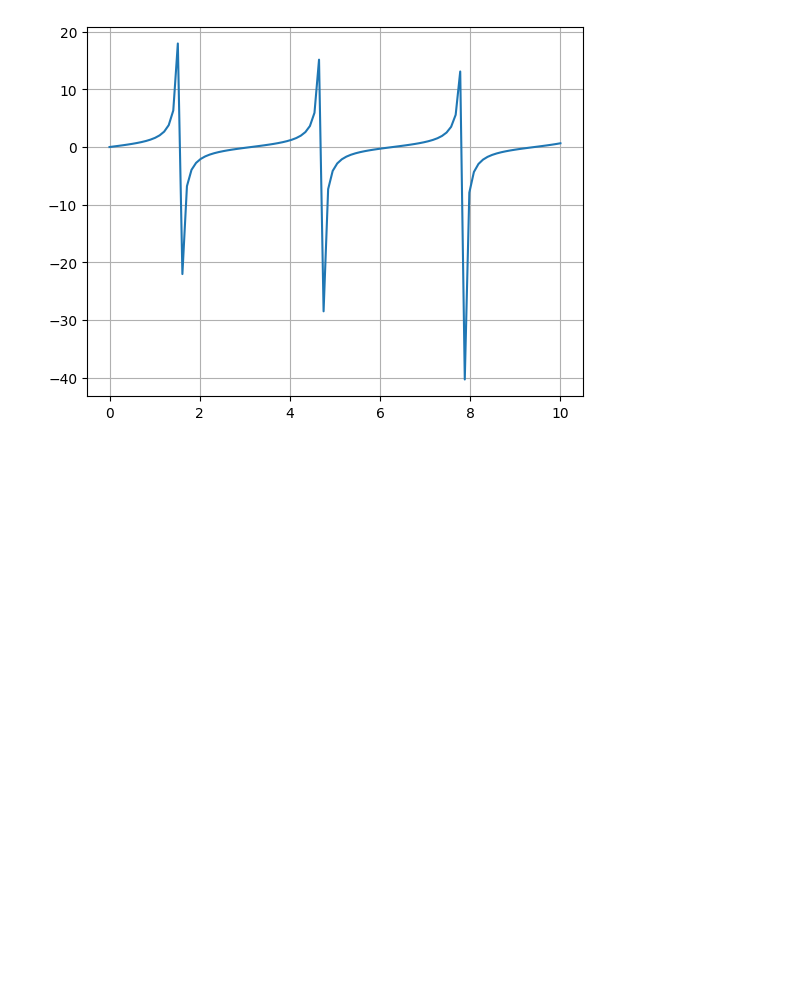
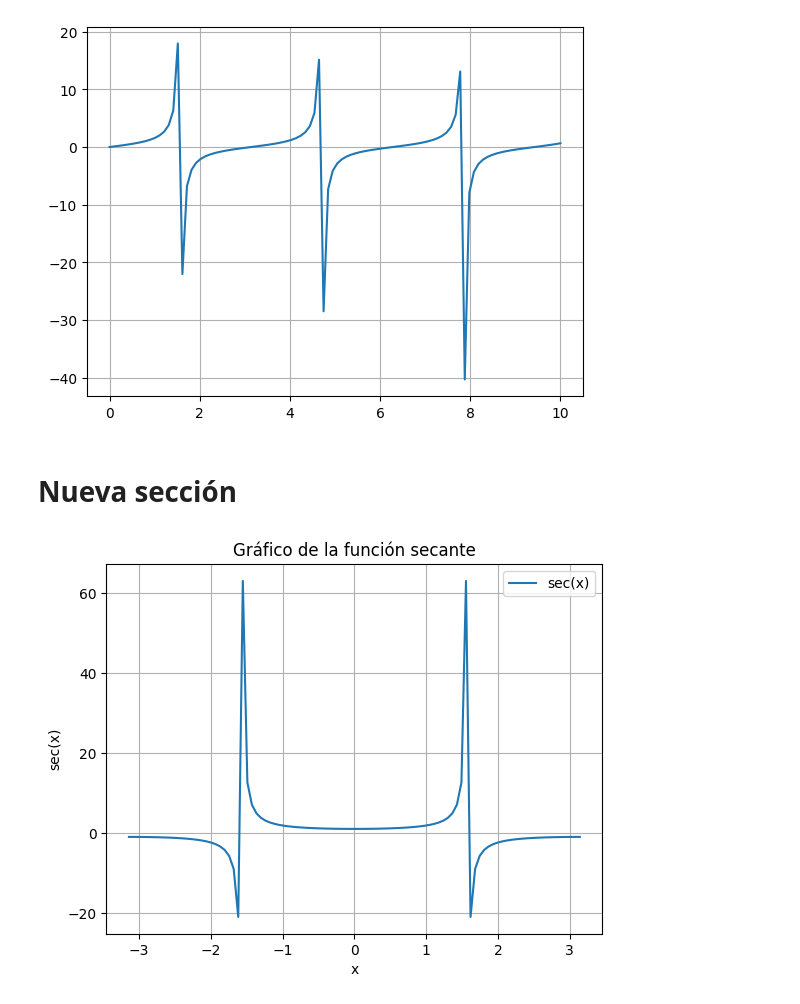
Before and after one commit to EstebanLN/Taller2-Esteban, a Jupyter notebook: Archivo_Soporte_Taller_1.ipynb, the cells around one changed output. Saved outputs shown, nothing was run; the diff lists cells and outputs as text; code cells hidden in the pictures; blank space fills up the shorter version.

Commit message:
Agregue otra función

```diff
--- a/Archivo_Soporte_Taller_1.ipynb
+++ b/Archivo_Soporte_Taller_1.ipynb
@@ -141,3 +141,25 @@ plt.grid(True)
 plt.show()
 # %% [output]
 [figure]
+# %% [markdown]
+# Nueva sección
+# %%
+import numpy as np
+import matplotlib.pyplot as plt
+
+# Definir el rango de valores para x
+x = np.linspace(-np.pi, np.pi, 100)
+
+# Calcular los valores de la función secante
+y = 1 / np.cos(x)
+
+# Crear el gráfico
+plt.plot(x, y, label='sec(x)')
+plt.xlabel('x')
+plt.ylabel('sec(x)')
+plt.title('Gráfico de la función secante')
+plt.grid(True)
+plt.legend()
+plt.show()
+# %% [output]
+[figure, added]
```
